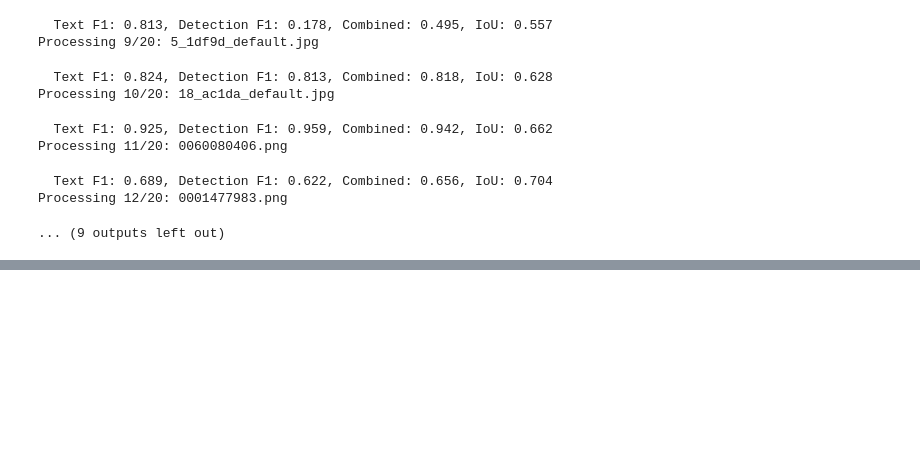
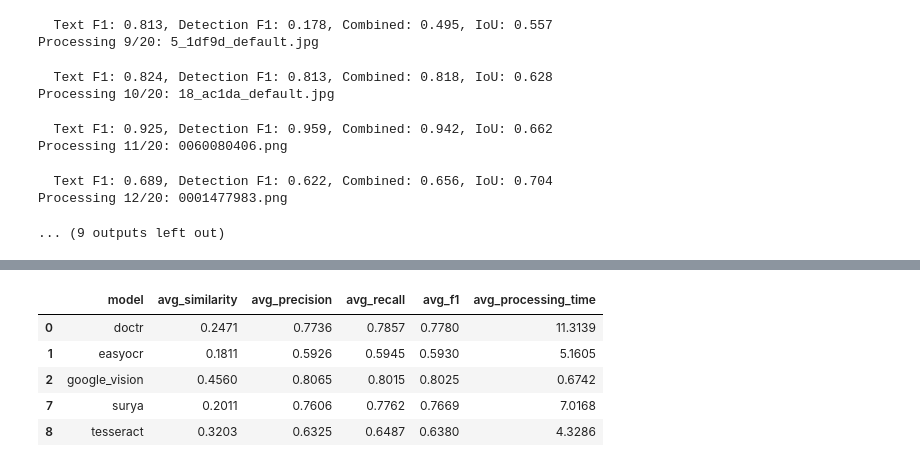
Before and after one commit to aduy2408/OCR-Models-Comparison, a Jupyter notebook: OCR_MODELS_COMPARISON.ipynb, the cells around one changed output, grey strips where cells are left out. Drawn from its saved outputs; the diff is of its cells as text; code cells hidden in the pictures; blank space fills up the shorter version.

```diff
--- a/OCR_MODELS_COMPARISON.ipynb
+++ b/OCR_MODELS_COMPARISON.ipynb
@@ -886,0 +945,22 @@ with open('all_ocr_results_surya.json', 'w', encoding='utf-8') as f:
+# %%
+def display_summary_table(df):
+    text_df = df[~df['model'].str.contains('spatial', case=False)].copy()
+    text_cols = ['model', 'avg_similarity', 'avg_precision', 'avg_recall', 'avg_f1', 'avg_processing_time']
+    available_text_cols = [col for col in text_cols if col in text_df.columns]
+    text_table = text_df[available_text_cols].copy()
+
+    spatial_df = df[df['model'].str.contains('spatial', case=False)].copy()
+
+    if len(spatial_df) > 0:
+        detection_cols = ['model', 'avg_detection_precision', 'avg_detection_recall', 'avg_detection_f1', 'avg_avg_iou']
+        available_detection_cols = [col for col in detection_cols if col in spatial_df.columns]
+        spatial_detection_df = spatial_df[available_detection_cols].copy()
+    else:
+        spatial_detection_df = None
+
+    return text_table, spatial_detection_df
+# %%
+df = calculate_average_metrics("/home/duyle/Documents/Case-Study2/combined_ocr_results.json", "ocr_average_metrics.csv")
+
+# Display summary
+text, spatial = display_summary_table(df)
@@ -886,0 +978,9 @@ with open('all_ocr_results_surya.json', 'w', encoding='utf-8') as f:
+# %%
+text
+# %% [output]
+|  | model | avg_similarity | avg_precision | avg_recall | avg_f1 | avg_processing_time |
+| 0 | doctr | 0.2471 | 0.7736 | 0.7857 | 0.7780 | 11.3139 |
+| 1 | easyocr | 0.1811 | 0.5926 | 0.5945 | 0.5930 | 5.1605 |
+| 2 | google_vision | 0.4560 | 0.8065 | 0.8015 | 0.8025 | 0.6742 |
+| 7 | surya | 0.2011 | 0.7606 | 0.7762 | 0.7669 | 7.0168 |
+| 8 | tesseract | 0.3203 | 0.6325 | 0.6487 | 0.6380 | 4.3286 |
```
Also changed, not shown: parts of 13 cells of this notebook, 8 other files.
